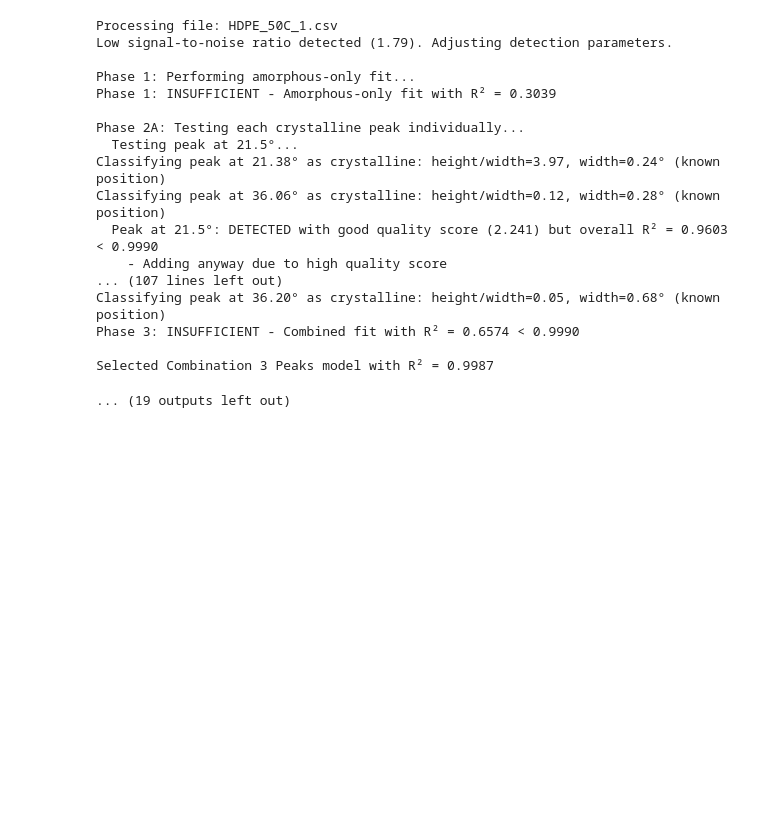
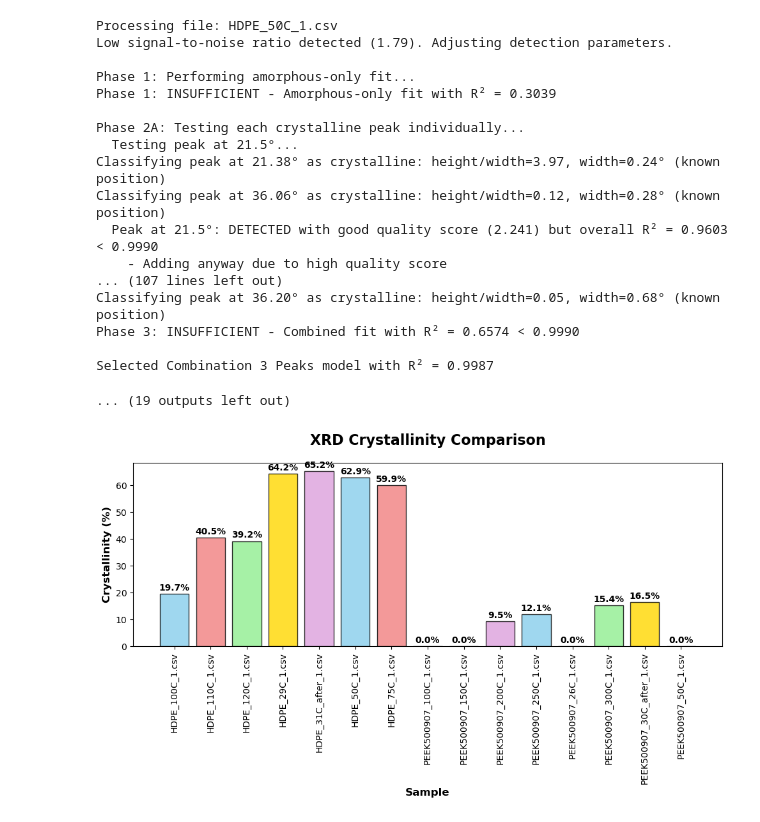
Before and after one commit to louis-sh-nguyen/polymer-characterisation, a Jupyter notebook: notebooks/XRD_heated_method.ipynb, the cells around one changed output. Saved outputs shown, nothing was run; the diff lists cells and outputs as text; code cells hidden in the pictures; blank space fills up the shorter version.

Commit message:
add comparison barchart for crystallinity

```diff
--- a/notebooks/XRD_heated_method.ipynb
+++ b/notebooks/XRD_heated_method.ipynb
@@ -1432,3 +1432,38 @@ Phase 3: INSUFFICIENT - Combined fit with R² = 0.6574 < 0.9990
 
 Selected Combination 3 Peaks model with R² = 0.9987
 ... (19 outputs left out)
+# %%
+# Extract sample names and crystallinity values
+sample_names = []
+crystallinity_values = []
+
+for sample_name, results in results_dict.items():
+    if 'crystallinity' in results:
+        sample_names.append(sample_name)
+        crystallinity_values.append(results['crystallinity'])
+    else:
+        print(f"Warning: No 'crystallinity' found for {sample_name}")
+
+# Create the bar chart
+plt.figure(figsize=(10, 6))
+
+# Create bars with colors
+bars = plt.bar(sample_names, crystallinity_values,
+                color=['skyblue', 'lightcoral', 'lightgreen', 'gold', 'plum'][:len(sample_names)],
+                edgecolor='black', linewidth=1, alpha=0.8)
+
+# Customize the plot
+plt.title('XRD Crystallinity Comparison', fontsize=16, fontweight='bold', pad=20)
+plt.xlabel('Sample', fontsize=12, fontweight='bold')
+plt.ylabel('Crystallinity (%)', fontsize=12, fontweight='bold')
+plt.xticks(rotation=90)  # 90-degree rotation
+
+# Add value labels on top of bars
+for bar, value in zip(bars, crystallinity_values):
+    plt.text(bar.get_x() + bar.get_width()/2, bar.get_height() + 0.5,
+            f'{value:.1f}%', ha='center', va='bottom', fontweight='bold')
+
+plt.tight_layout()
+plt.show()
+# %% [output]
+[figure, added]
```
